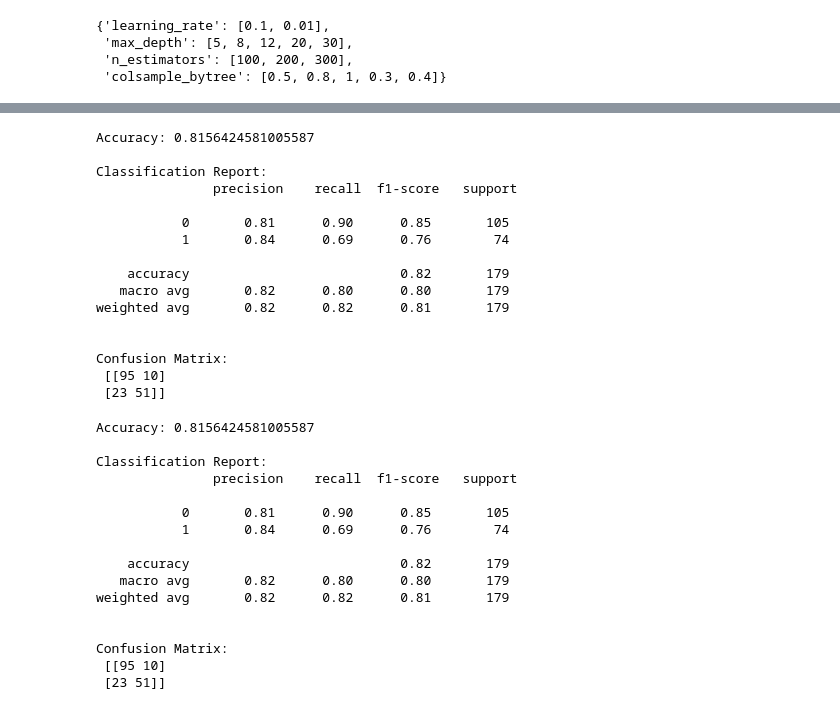
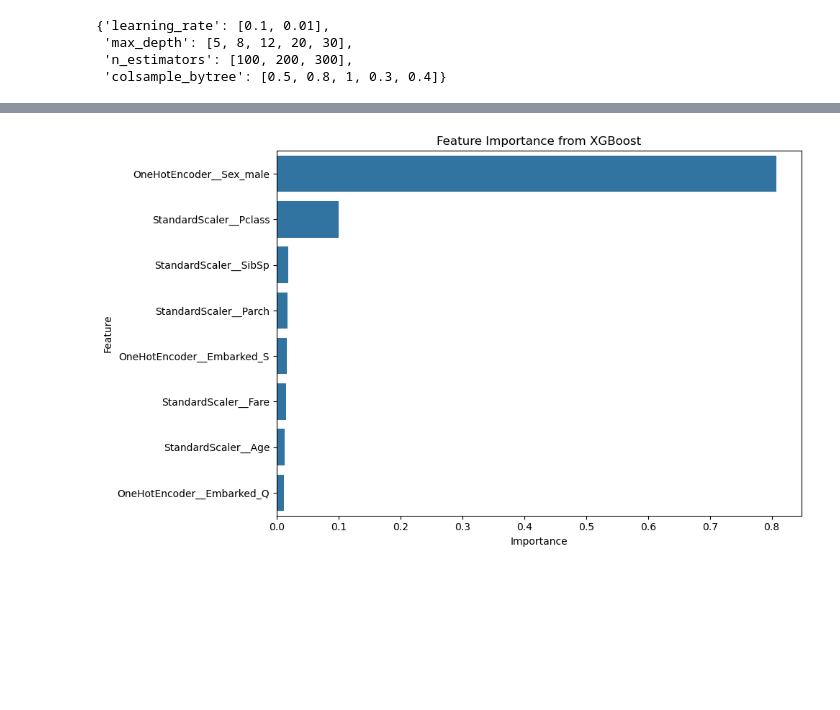
Before and after one commit to ideepkush/Data-Science-Projects, a Jupyter notebook: MachineLearningProjects/Titanic dataset/Titanic.ipynb, the cells around one changed output, grey strips where cells are left out. Drawn from its saved outputs; the diff is of its cells as text; code cells hidden in the pictures; blank space fills up the shorter version.

```diff
--- a/MachineLearningProjects/Titanic dataset/Titanic.ipynb
+++ b/MachineLearningProjects/Titanic dataset/Titanic.ipynb
@@ -630,51 +639,23 @@ plt.show()
-# %%
-from sklearn.metrics import accuracy_score, classification_report, confusion_matrix
-accuracy = accuracy_score(y_test, y_test_pred)
-print("Accuracy:", accuracy)
-print("\nClassification Report:\n", classification_report(y_test, y_test_pred))
-print("\nConfusion Matrix:\n", confusion_matrix(y_test, y_test_pred))
-# %% [output]
-Accuracy: 0.8156424581005587
-
-Classification Report:
-               precision    recall  f1-score   support
-
-           0       0.81      0.90      0.85       105
-           1       0.84      0.69      0.76        74
-
-    accuracy                           0.82       179
-   macro avg       0.82      0.80      0.80       179
-weighted avg       0.82      0.82      0.81       179
-
-
-Confusion Matrix:
- [[95 10]
- [23 51]]
-# %%
-y_test_pred = model.predict(X_test)
-
-from sklearn.metrics import accuracy_score, classification_report, confusion_matrix
-
-accuracy = accuracy_score(y_test, y_test_pred)
-print("Accuracy:", accuracy)
-
-print("\nClassification Report:\n", classification_report(y_test, y_test_pred))
-
-print("\nConfusion Matrix:\n", confusion_matrix(y_test, y_test_pred))
-# %% [output]
-Accuracy: 0.8156424581005587
-
-Classification Report:
-               precision    recall  f1-score   support
-
-           0       0.81      0.90      0.85       105
-           1       0.84      0.69      0.76        74
-
-    accuracy                           0.82       179
-   macro avg       0.82      0.80      0.80       179
-weighted avg       0.82      0.82      0.81       179
-
-
-Confusion Matrix:
- [[95 10]
- [23 51]]
+# %%
+#evaluate feature importance for xgboost
+xgb_model = XGBClassifier(
+    n_estimators=200,
+    max_depth=20,
+    learning_rate=0.01,
+    colsample_bytree=0.5,
+    eval_metric='logloss',
+    random_state=42
+)
+xgb_model.fit(X_train, y_train)
+feature_importance = xgb_model.feature_importances_
+feature_names = preprocessor.get_feature_names_out()
+feature_importance_df = pd.DataFrame({'Feature': feature_names, 'Importance': feature_importance})
+feature_importance_df.sort_values(by='Importance', ascending=False, inplace=True)
+plt.figure(figsize=(10, 6))
+sns.barplot(x='Importance', y='Feature', data=feature_importance_df)
+plt.title('Feature Importance from XGBoost')
+plt.tight_layout()
+plt.savefig('xgboost_feature_importance.png')
+plt.show()
+# %% [output]
+[figure, added]
```
Also changed, not shown: parts of 11 cells of this notebook, 3 other files.
